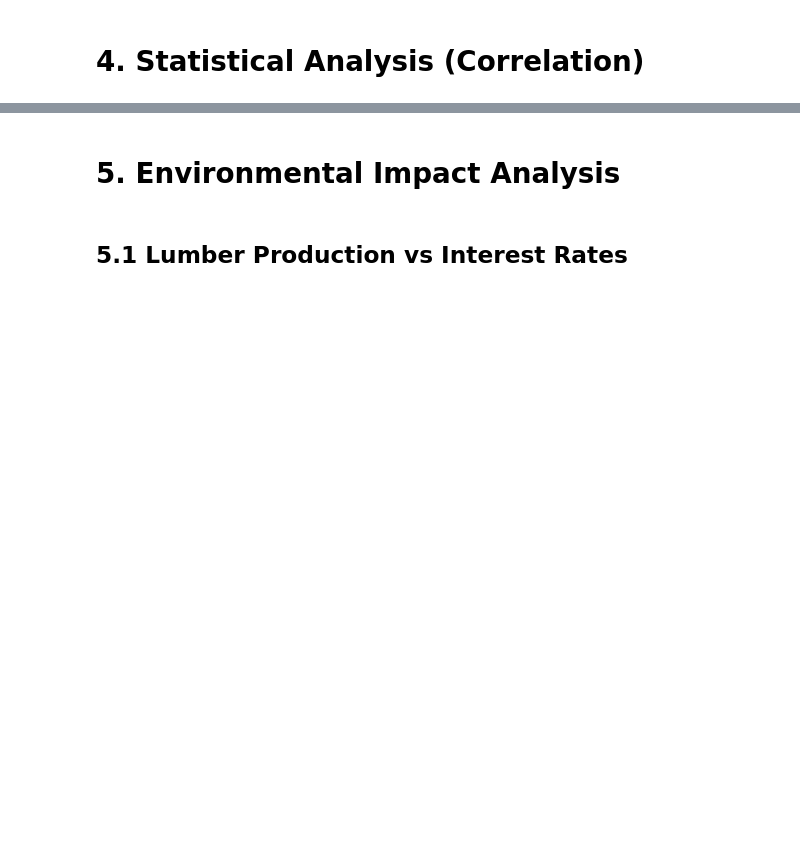
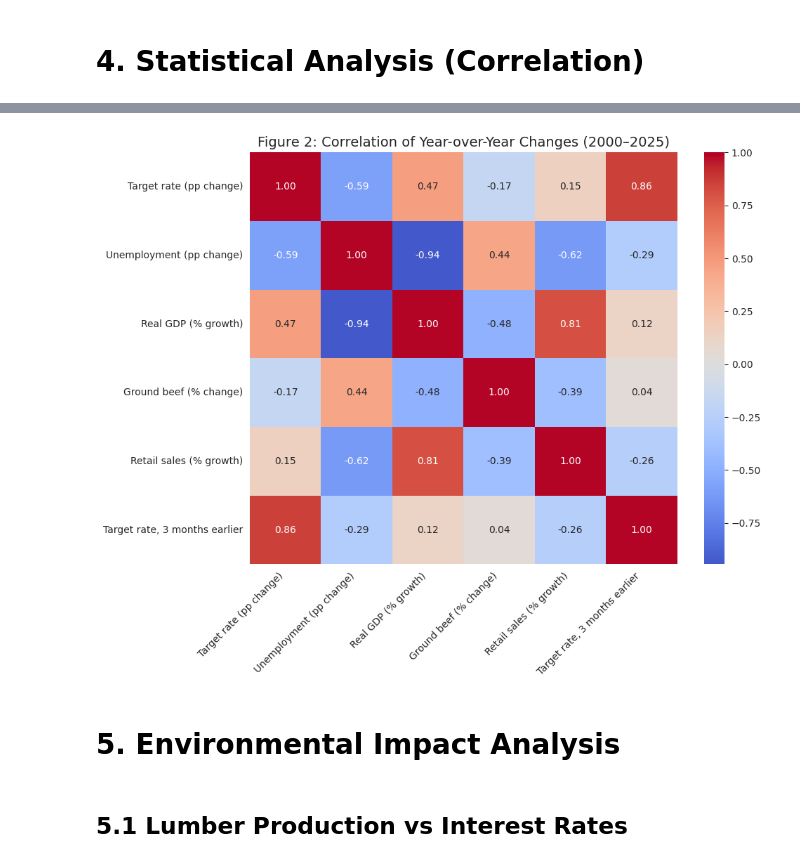
Before and after one commit to lisandrorios91/canada-stagflation-risk-analysis, a Jupyter notebook: stagflation_analysis.ipynb, the cells around one changed output, grey strips where cells are left out. Drawn from its saved outputs; the diff is of its cells as text; code cells hidden in the pictures; blank space fills up the shorter version.

```diff
--- a/stagflation_analysis.ipynb
+++ b/stagflation_analysis.ipynb
@@ -152,3 +158,27 @@ Key Insight: Notice how 'Target_Rate_Lag3' correlates differently with Unemploym
+# %%
+yoy_vars = ["Target rate", "All industries [T001]", "Unemployment rate",
+            "Ground beef, per kilogram", "Retail trade [44-45]"]
+
+yoy = df.set_index("Date")[yoy_vars].copy()
+# Rates are already in %, so use the change in percentage points; for the others use % growth
+yoy_change = pd.DataFrame({
+    "Target rate (pp change)": yoy["Target rate"].diff(12),
+    "Unemployment (pp change)": yoy["Unemployment rate"].diff(12),
+    "Real GDP (% growth)": yoy["All industries [T001]"].pct_change(12, fill_method=None) * 100,
+    "Ground beef (% change)": yoy["Ground beef, per kilogram"].pct_change(12, fill_method=None) * 100,
+    "Retail sales (% growth)": yoy["Retail trade [44-45]"].pct_change(12, fill_method=None) * 100,
+})
+yoy_change["Target rate, 3 months earlier"] = yoy_change["Target rate (pp change)"].shift(3)
+yoy_change = yoy_change[yoy_change.index.year >= 2000].dropna()
+
+plt.figure(figsize=(10, 8))
+sns.heatmap(yoy_change.corr(), annot=True, cmap="coolwarm", fmt=".2f", center=0)
+plt.title("Figure 2: Correlation of Year-over-Year Changes (2000–2025)", fontsize=14)
+plt.xticks(rotation=45, ha="right")
+plt.tight_layout()
+plt.show()
+# %% [output]
+[figure, added]
 # %% [markdown]
 # 5. Environmental Impact Analysis
 # %% [markdown]
```
Also changed, not shown: parts of 22 cells of this notebook, 1 other file.
